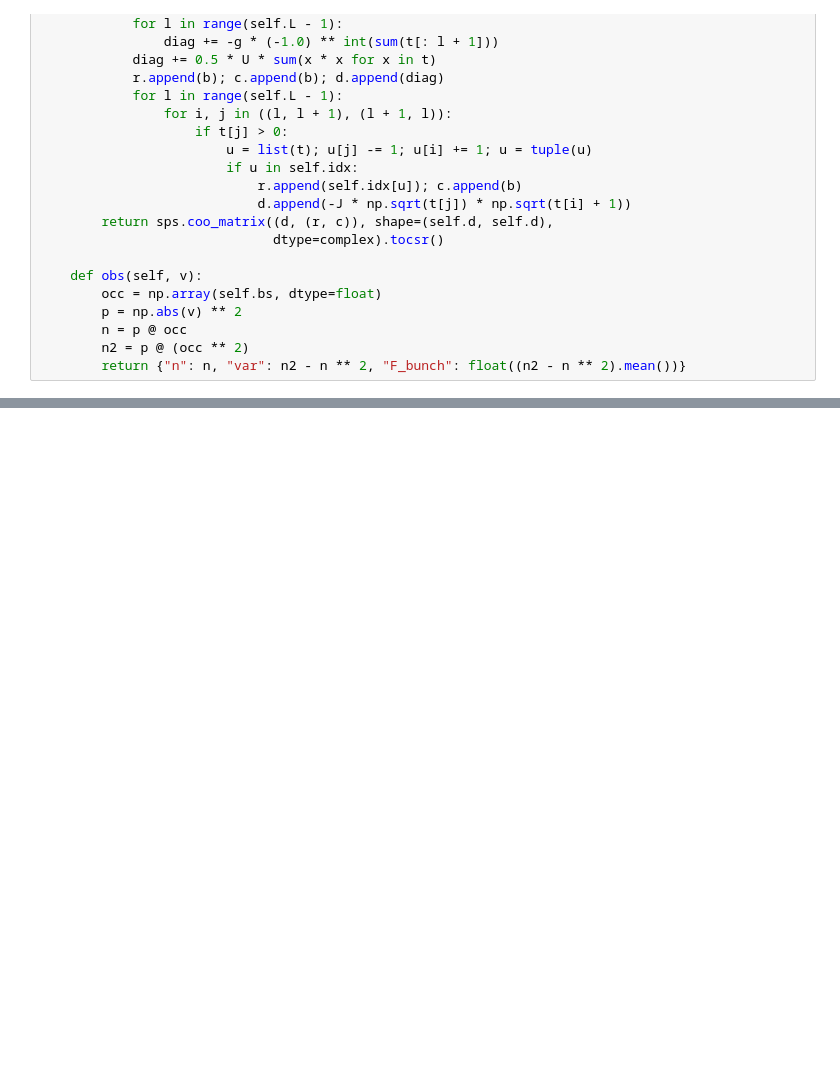
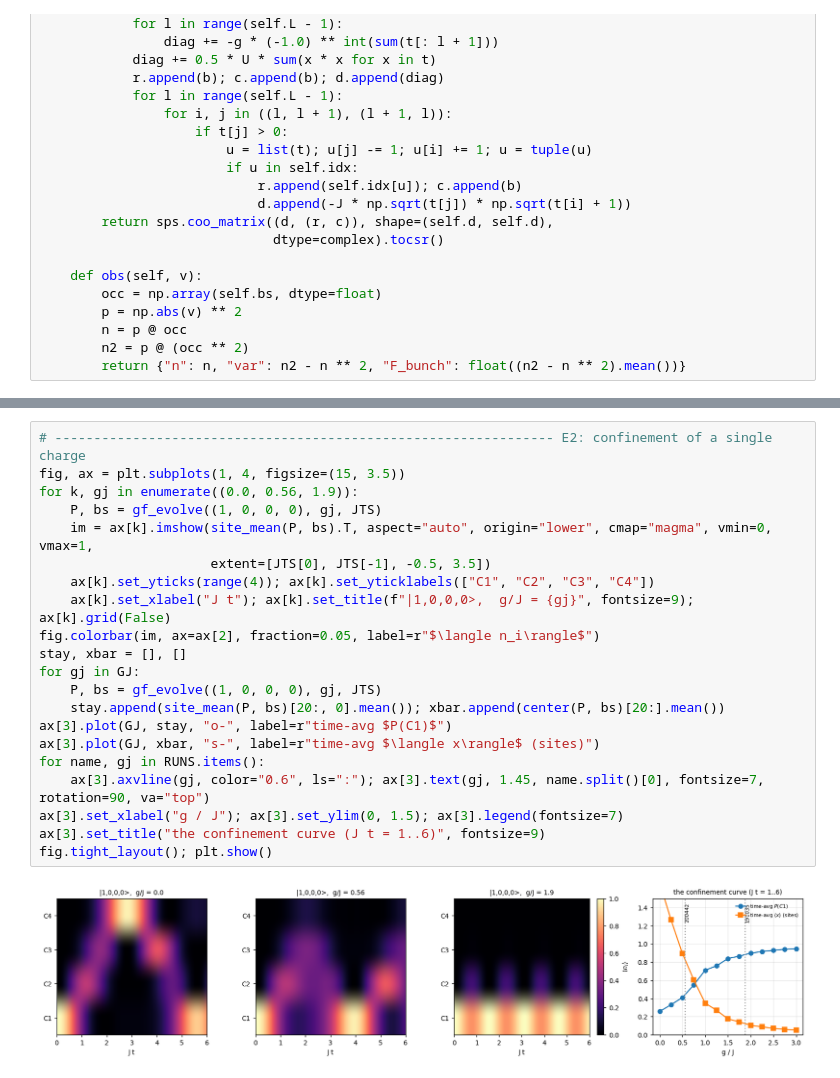
Before and after one commit to TunmayGerg/quantum-simulation-code, a Jupyter notebook: Quantum control/z2_higgs_4cavity_schemes.ipynb, the cells around one changed output, grey strips where cells are left out. Cells and saved outputs as stored; diff of their text form; blank space fills up the shorter version.

```diff
--- a/Quantum control/z2_higgs_4cavity_schemes.ipynb
+++ b/Quantum control/z2_higgs_4cavity_schemes.ipynb
@@ -2670,0 +594,23 @@ The claim is refuted, not weakened, by any of these:
+# %%
+# ---------------------------------------------------------------- E2: confinement of a single charge
+fig, ax = plt.subplots(1, 4, figsize=(15, 3.5))
+for k, gj in enumerate((0.0, 0.56, 1.9)):
+    P, bs = gf_evolve((1, 0, 0, 0), gj, JTS)
+    im = ax[k].imshow(site_mean(P, bs).T, aspect="auto", origin="lower", cmap="magma", vmin=0, vmax=1,
+                      extent=[JTS[0], JTS[-1], -0.5, 3.5])
+    ax[k].set_yticks(range(4)); ax[k].set_yticklabels(["C1", "C2", "C3", "C4"])
+    ax[k].set_xlabel("J t"); ax[k].set_title(f"|1,0,0,0>,  g/J = {gj}", fontsize=9); ax[k].grid(False)
+fig.colorbar(im, ax=ax[2], fraction=0.05, label=r"$\langle n_i\rangle$")
+stay, xbar = [], []
+for gj in GJ:
+    P, bs = gf_evolve((1, 0, 0, 0), gj, JTS)
+    stay.append(site_mean(P, bs)[20:, 0].mean()); xbar.append(center(P, bs)[20:].mean())
+ax[3].plot(GJ, stay, "o-", label=r"time-avg $P(C1)$")
+ax[3].plot(GJ, xbar, "s-", label=r"time-avg $\langle x\rangle$ (sites)")
+for name, gj in RUNS.items():
+    ax[3].axvline(gj, color="0.6", ls=":"); ax[3].text(gj, 1.45, name.split()[0], fontsize=7, rotation=90, va="top")
+ax[3].set_xlabel("g / J"); ax[3].set_ylim(0, 1.5); ax[3].legend(fontsize=7)
+ax[3].set_title("the confinement curve (J t = 1..6)", fontsize=9)
+fig.tight_layout(); plt.show()
+# %% [output]
+[figure, added]
```
Also changed, not shown: parts of 63 cells of this notebook, 3 other files.
